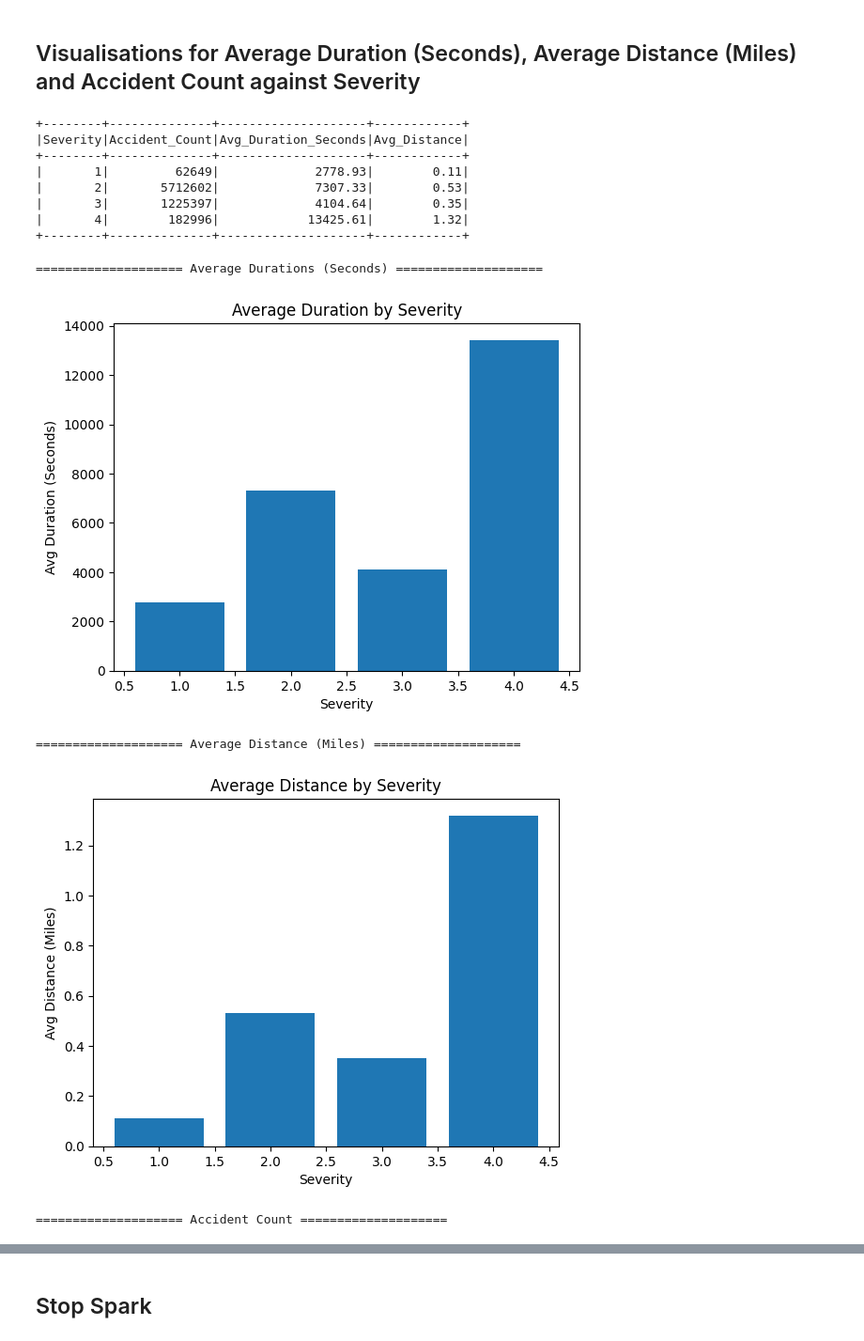
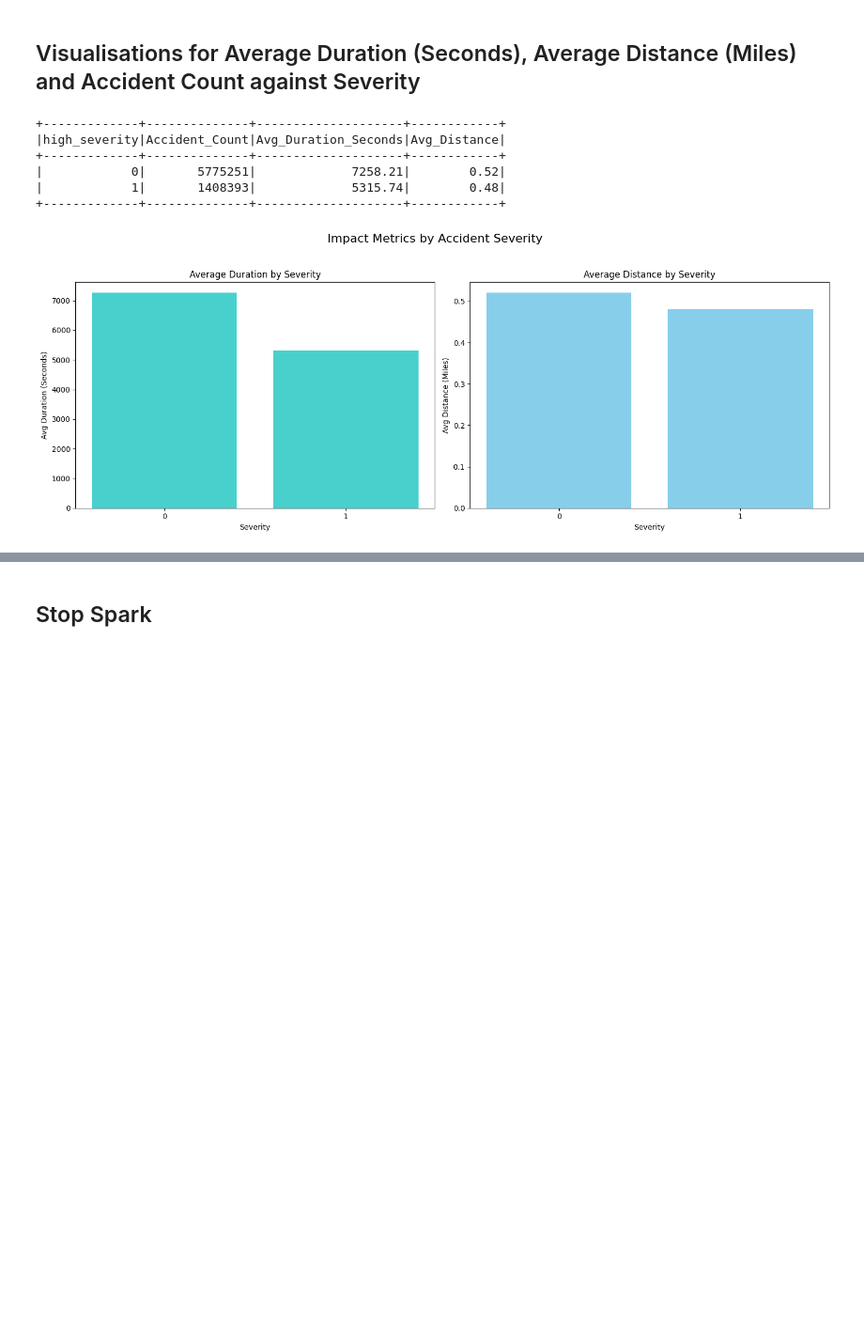
Before and after one commit to iiank/Agentic-AI-for-Big-Data-Analytics, a Jupyter notebook: EDA/post_clean_EDA.ipynb, the cells around one changed output, grey strips where cells are left out. Shown at 94% size. Drawn from its saved outputs; the diff is of its cells as text; code cells hidden in the pictures; blank space fills up the shorter version.

```diff
--- a/EDA/post_clean_EDA.ipynb
+++ b/EDA/post_clean_EDA.ipynb
@@ -329,7 +380,7 @@ for c in categorical_col:
 numerical = [c for c in numerical_col if c not in skip]
 
 # Skip high cardinality categoricals
-bool_cols = ["Crossing", "Junction", "Traffic_Signal"]
+bool_cols = ["Crossing", "Stop", "Station", "Junction", "Traffic_Signal"]
 cat_cols = ["Timezone", "Wind_Direction", "Sunrise_Sunset",
             "Civil_Twilight", "Nautical_Twilight", "Astronomical_Twilight"]
 
@@ -381,56 +473,42 @@ plt.show()
 # %%
 summary_df = (
     df
-    .groupBy("Severity")
+    .groupBy("high_severity")
     .agg(
         F.count("*").alias("Accident_Count"),
         F.round(F.avg("Duration_Seconds"), 2).alias("Avg_Duration_Seconds"),
         F.round(F.avg("Distance(mi)"), 2).alias("Avg_Distance")
     )
-    .orderBy("Severity")
+    .orderBy("high_severity")
 )
 
 summary_df.show()
 # %% [output]
-+--------+--------------+--------------------+------------+
-|Severity|Accident_Count|Avg_Duration_Seconds|Avg_Distance|
-+--------+--------------+--------------------+------------+
-|       1|         62649|             2778.93|        0.11|
-|       2|       5712602|             7307.33|        0.53|
-|       3|       1225397|             4104.64|        0.35|
-|       4|        182996|            13425.61|        1.32|
-+--------+--------------+--------------------+------------+
++-------------+--------------+--------------------+------------+
+|high_severity|Accident_Count|Avg_Duration_Seconds|Avg_Distance|
++-------------+--------------+--------------------+------------+
+|            0|       5775251|             7258.21|        0.52|
+|            1|       1408393|             5315.74|        0.48|
++-------------+--------------+--------------------+------------+
 # %%
 pd = summary_df.toPandas()
 
-border("Average Durations (Seconds)")
-plt.figure()
-plt.bar(pd["Severity"], pd["Avg_Duration_Seconds"])
-plt.xlabel("Severity")
-plt.ylabel("Avg Duration (Seconds)")
-plt.title("Average Duration by Severity")
+fig, axes = plt.subplots(1, 2, figsize=(15, 6))
+fig.suptitle("Impact Metrics by Accident Severity", fontsize=16)
+
+axes[0].bar(pd["high_severity"], pd["Avg_Duration_Seconds"], color='mediumturquoise')
+axes[0].set_xlabel("Severity")
+axes[0].set_xticks([0, 1])
+axes[0].set_ylabel("Avg Duration (Seconds)")
+axes[0].set_title("Average Duration by Severity")
+
+axes[1].bar(pd["high_severity"], pd["Avg_Distance"], color='skyblue')
+axes[1].set_xlabel("Severity")
+axes[1].set_xticks([0, 1])
+axes[1].set_ylabel("Avg Distance (Miles)")
+axes[1].set_title("Average Distance by Severity")
+
+plt.tight_layout(rect=[0, 0.03, 1, 0.95])
 plt.show()
-
-print()
-border("Average Distance (Miles)")
-plt.figure()
-plt.bar(pd["Severity"], pd["Avg_Distance"])
-plt.xlabel("Severity")
-plt.ylabel("Avg Distance (Miles)")
-plt.title("Average Distance by Severity")
-plt.show()
-
-print()
-border("Accident Count")
-plt.figure()
-plt.bar(pd["Severity"], pd["Accident_Count"])
-plt.xlabel("Severity")
-plt.ylabel("Number of Accidents")
-plt.title("Accident Count by Severity")
-plt.show()
 # %% [output]
-==================== Average Durations (Seconds) ====================
-[figure, old version]
+[figure, new version]
-==================== Average Distance (Miles) ====================
-[figure, removed]
-==================== Accident Count ====================
```
Also changed, not shown: parts of 17 cells of this notebook.
